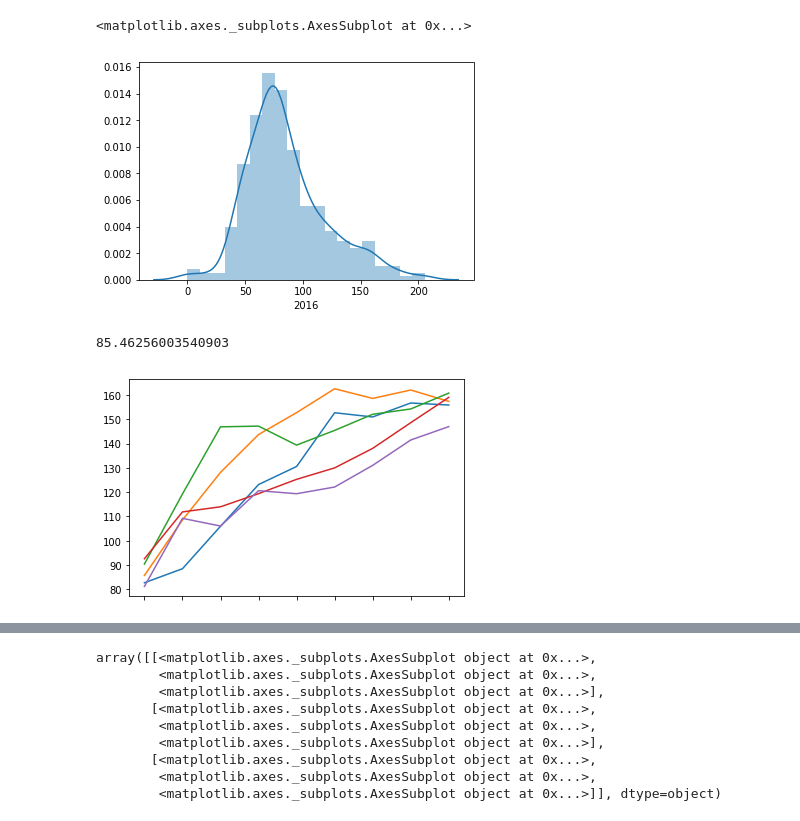
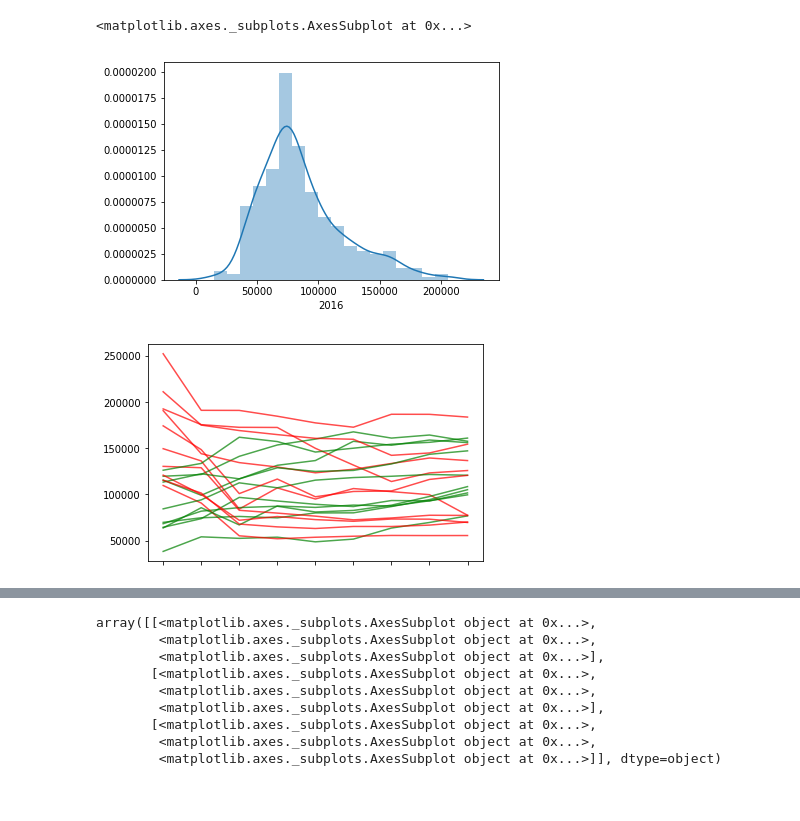
Before and after one commit to tsansom/Springboard-Data-Science, a Jupyter notebook: capstone_projects/gentrification/2a - Data Transformations - Bins to Index (Inflation Adjusted).ipynb, the cells around one changed output, grey strips where cells are left out. Saved outputs shown, nothing was run; the diff lists cells and outputs as text; code cells hidden in the pictures.

```diff
--- a/capstone_projects/gentrification/2a - Data Transformations (Bins to Index).ipynb
+++ b/capstone_projects/gentrification/2a - Data Transformations - Bins to Index (Inflation Adjusted).ipynb
@@ -7,6 +7,3 @@ import matplotlib.pyplot as plt
 import seaborn as sns
 
 %matplotlib inline
-# %%
-pickle_in = open(os.path.join(os.getcwd(), 'data', 'processed', 'all_data.pickle'), 'rb')
-data = pickle.load(pickle_in)
@@ -18,19 +12,31 @@ data_orig = data.copy()
 pickle_in = open(os.path.join(os.getcwd(), 'data', 'processed', 'all_data.pickle'), 'rb')
 data = pickle.load(pickle_in)
 
-#keep a copy of the original data just in case
-data_orig = data.copy()
+#This copy will hold the inflation adjusted values
+data_short = data.copy()
 
+#the scorers for monetary variables is the middle value of the bin with assumed
+#values for the uppermost bin
 income_scorer = np.array([5, 12.5, 17.5, 22.5, 27.5, 32.5, 37.5, 42.5, 47.5,
-                          55, 67.5, 87.5, 112.5, 137.5, 175, 300])
+                          55, 67.5, 87.5, 112.5, 137.5, 175, 300]) * 1000
 rent_scorer = np.array([50, 125, 175, 225, 275, 325, 375, 425, 475, 525, 575,
                         625, 675, 725, 775, 850, 950, 1125, 1375, 1750, 2500])
 value_scorer = np.array([5, 12.5, 17.5, 22.5, 27.5, 32.5, 27.5, 45, 55, 65, 75,
                          85, 95, 112.5, 137.5, 162.5, 187.5, 225, 275, 350, 450,
-                         625, 875, 1500])
+                         625, 875, 1500]) * 1000
+#education gets a simple 1-8 score
 education_scorer = np.arange(1, 8)
 
-for year in data.keys():
+#to adjust the values to 2016 dollars, the index are adjusted by the
+#yearly average consumer price index
+inflation_correction = np.array([1.39422697, 1.11865482, 1.10084296, 1.06686838,
+                                 1.04536021, 1.03039158, 1.01380104, 1.01263642,
+                                 1.00000000])
+
+#these are special cases and need to be dropped (make description below)
+to_drop = [48453980000, 48453002319, 48453001606]
+
+for i, year in enumerate(data.keys()):
     for key in data[year].keys():
         tmp = data[year][key]
         #bust out the total population and total households from the race and families df
@@ -43,15 +49,17 @@ for year in data.keys():
         #calculate the index (single number to represent bins)
         if len(tmp.columns) > 1:
             if key == 'income':
-                tmp['income_index'] = tmp.dot(income_scorer)
+                tmp['income_index'] = tmp.dot(income_scorer) * inflation_correction[i]
             elif key == 'rent':
-                tmp['rent_index'] = tmp.dot(rent_scorer)
+                tmp['rent_index'] = tmp.dot(rent_scorer) * inflation_correction[i]
             elif key == 'value':
-                tmp['value_index'] = tmp.dot(value_scorer)
+                tmp['value_index'] = tmp.dot(value_scorer) * inflation_correction[i]
             elif key == 'education':
                 tmp['education_index'] = tmp.dot(education_scorer)
         #put the new percentage dataframe back in
-        data[year][key] = tmp
+        #data[year][key] = tmp.drop(to_drop)
+        #data_short[year][key] = tmp[tmp.columns[-1]].copy().drop(to_drop).to_frame()
+        data[year][key] = tmp[tmp.columns[-1]].copy().drop(to_drop).to_frame()
 # %%
 for i, key in enumerate(data.keys()):
     if i == 0:
@@ -59,6 +67,3 @@ for i, key in enumerate(data.keys()):
         income.columns = [key]
     else:
         income[key] = data[key]['income']['income_index']
-# %%
-for i in range(len(income)):
-    income.iloc[i].plot()
@@ -72,8 +78,4 @@ income['2000'].mean()
 sns.distplot(income['2016'])
 # %% [output]
 <matplotlib.axes._subplots.AxesSubplot at 0x...>
-[figure, old version]
+[figure, new version]
-# %%
-income['2016'].mean()
-# %% [output]
-85.46256003540903
@@ -82,8 +82,9 @@ income['diff'] = income['2016'] - income['2000']
 # %%
-for i in range(5):
-    income.sort_values(by='diff', ascending=False).iloc[i][income.columns[:-1]].plot()
+for i in range(10):
+    income.sort_values(by='diff', ascending=False).iloc[i][income.columns[:-1]].plot(color='green', alpha=0.7)
+    income.sort_values(by='diff').iloc[i][income.columns[:-1]].plot(color='red', alpha=0.7)
 # %% [output]
-[figure, old version]
+[figure, new version]
 # %%
 income.sort_values(by='diff', ascending=False).head(20)
 # %% [output]
```
Also changed, not shown: parts of 13 cells of this notebook, 5 other files.
